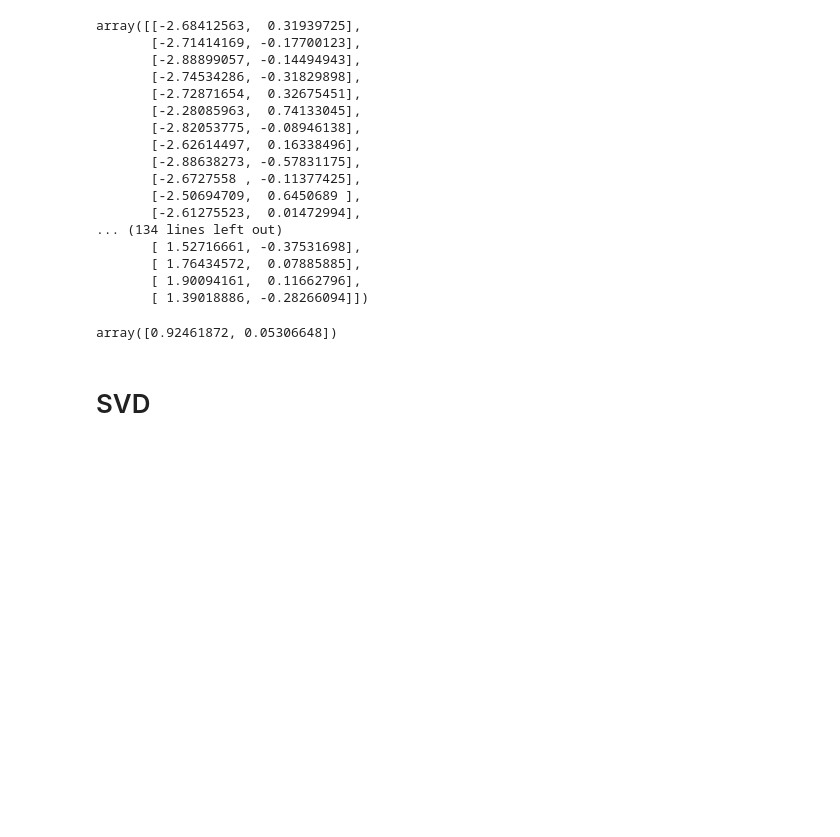
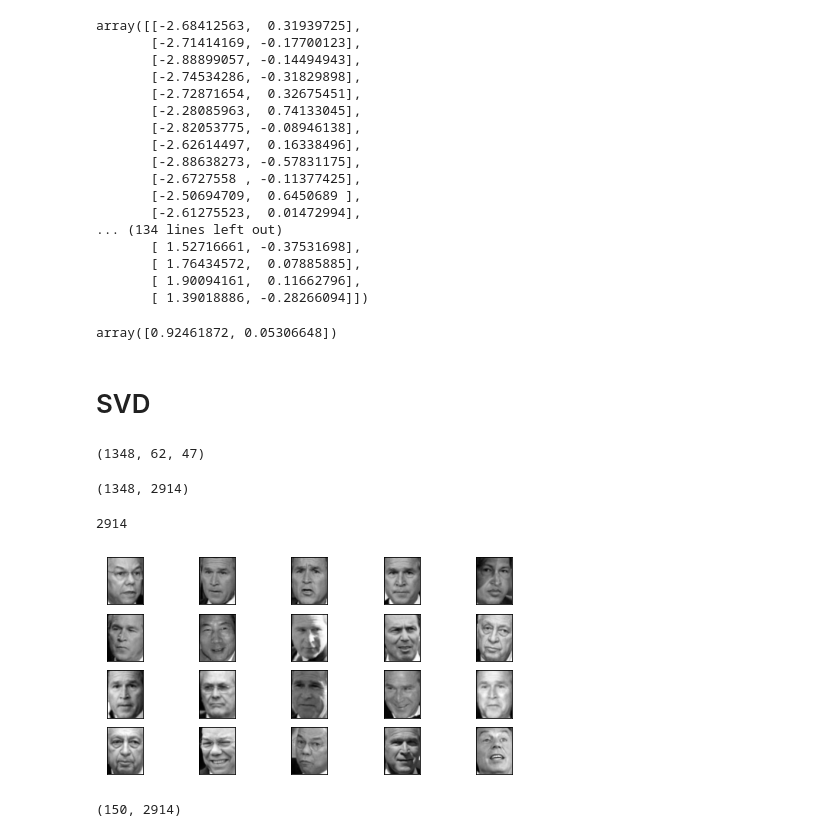
Before and after one commit to Knowledge-Precipitation-Tribe/Machine-Learning, a Jupyter notebook: dimReduction/decomposition.ipynb, the cells around one changed output. Drawn from its saved outputs; the diff is of its cells as text; code cells hidden in the pictures; blank space fills up the shorter version.

```diff
--- a/dimReduction/decomposition.ipynb
+++ b/dimReduction/decomposition.ipynb
@@ -192,0 +198,14 @@ array([0.92461872, 0.05306648])
+# %%
+faces = fetch_lfw_people(min_faces_per_person=60)
+# %%
+faces.images.shape
+# %% [output]
+(1348, 62, 47)
+# %%
+faces.data.shape
+# %% [output]
+(1348, 2914)
+# %%
+62 * 47
+# %% [output]
+2914
@@ -192,0 +214,15 @@ array([0.92461872, 0.05306648])
+# %%
+fig, axes = plt.subplots(4,5,
+                        figsize=(8,4),
+                        subplot_kw={"xticks":[], "yticks":[]})
+for i, ax in enumerate(axes.flat):
+    ax.imshow(faces.images[i, :, :], cmap="gray")
+# %% [output]
+[figure, added]
+# %%
+# 这里的特征选择150，看起来怎么像是样本数量被减少了？
+pca = PCA(150).fit(x)
+v = pca.components_
+v.shape
+# %% [output]
+(150, 2914)
```
Also changed, not shown: parts of 3 cells of this notebook.
